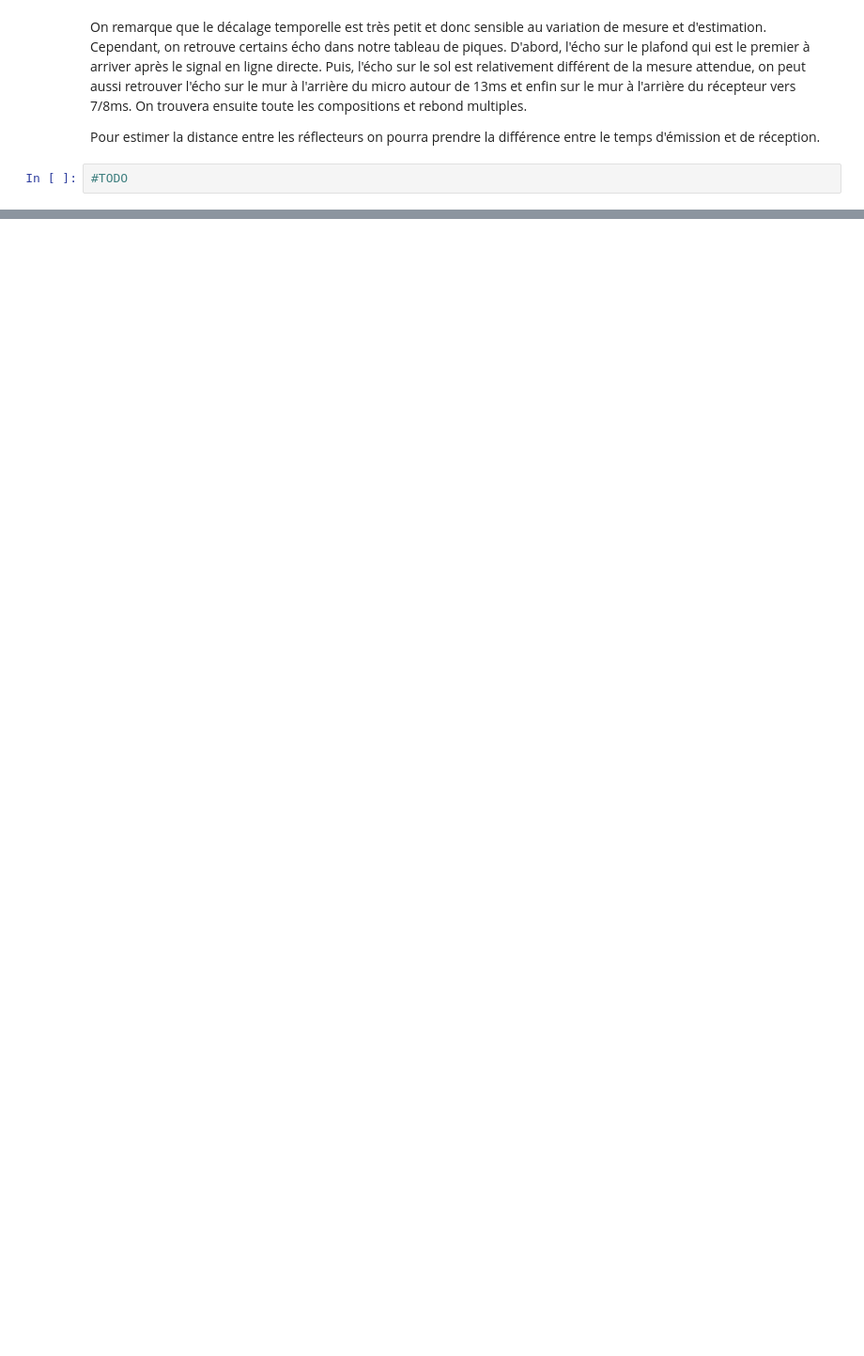
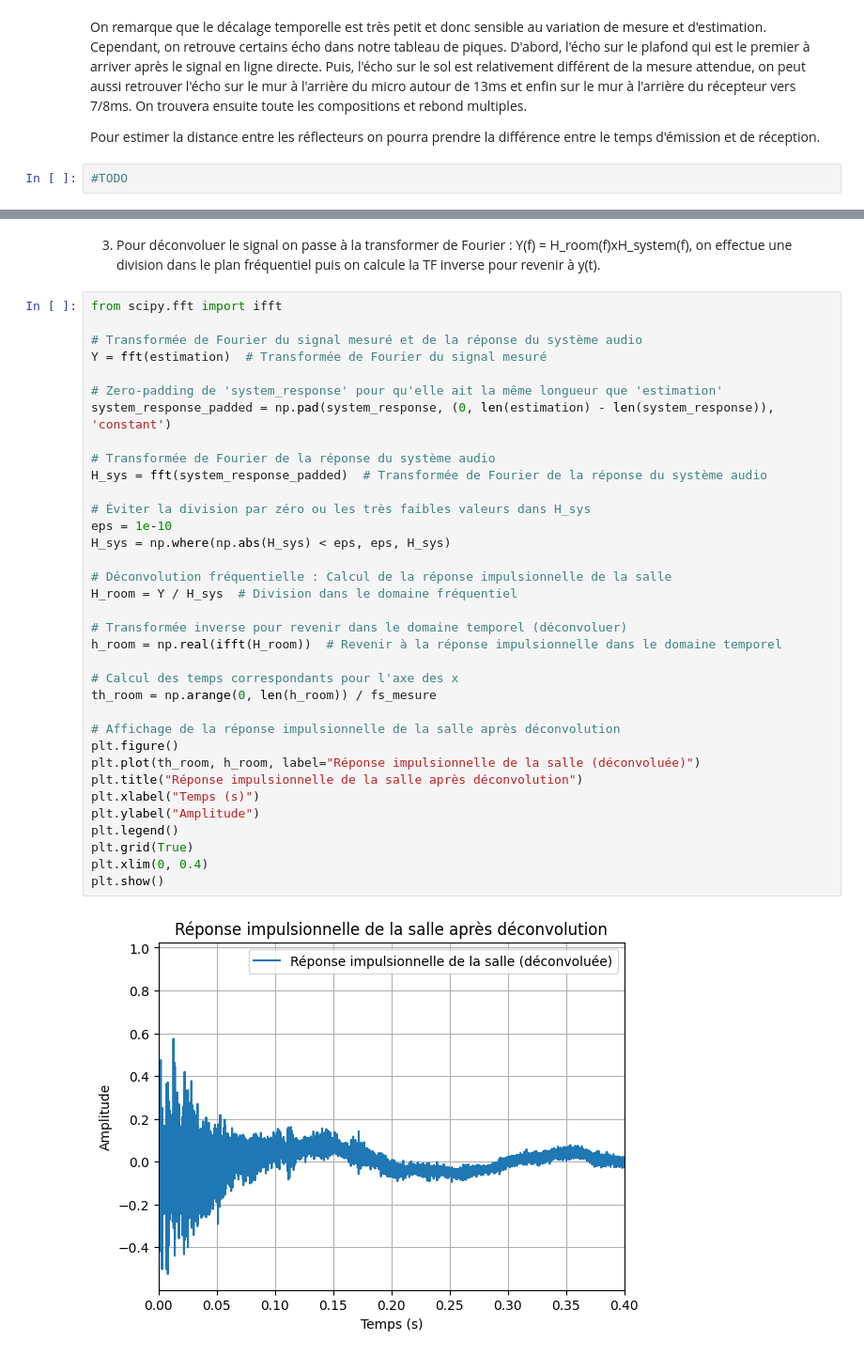
Before and after one commit to Captainfl4me/signal-processing-exp, a Jupyter notebook: Compte_rendu_TP.ipynb, the cells around one changed output, grey strips where cells are left out. Shown at 94% size. Drawn from its saved outputs; the diff is of its cells as text; blank space fills up the shorter version.

```diff
--- a/Compte_rendu_TP.ipynb
+++ b/Compte_rendu_TP.ipynb
@@ -341,0 +404,39 @@ Pour estimer la distance entre les réflecteurs on pourra prendre la différence
+# %% [markdown]
+3. Pour déconvoluer le signal on passe à la transformer de Fourier : Y(f) = H_room(f)xH_system(f), on effectue une division dans le plan fréquentiel puis on calcule la TF inverse pour revenir à y(t).
+# %%
+from scipy.fft import ifft
+
+# Transformée de Fourier du signal mesuré et de la réponse du système audio
+Y = fft(estimation)  # Transformée de Fourier du signal mesuré
+
+# Zero-padding de 'system_response' pour qu'elle ait la même longueur que 'estimation'
+system_response_padded = np.pad(system_response, (0, len(estimation) - len(system_response)), 'constant')
+
+# Transformée de Fourier de la réponse du système audio
+H_sys = fft(system_response_padded)  # Transformée de Fourier de la réponse du système audio
+
+# Éviter la division par zéro ou les très faibles valeurs dans H_sys
+eps = 1e-10
+H_sys = np.where(np.abs(H_sys) < eps, eps, H_sys)
+
+# Déconvolution fréquentielle : Calcul de la réponse impulsionnelle de la salle
+H_room = Y / H_sys  # Division dans le domaine fréquentiel
+
+# Transformée inverse pour revenir dans le domaine temporel (déconvoluer)
+h_room = np.real(ifft(H_room))  # Revenir à la réponse impulsionnelle dans le domaine temporel
+
+# Calcul des temps correspondants pour l'axe des x
+th_room = np.arange(0, len(h_room)) / fs_mesure
+
+# Affichage de la réponse impulsionnelle de la salle après déconvolution
+plt.figure()
+plt.plot(th_room, h_room, label="Réponse impulsionnelle de la salle (déconvoluée)")
+plt.title("Réponse impulsionnelle de la salle après déconvolution")
+plt.xlabel("Temps (s)")
+plt.ylabel("Amplitude")
+plt.legend()
+plt.grid(True)
+plt.xlim(0, 0.4)
+plt.show()
+# %% [output]
+[figure, added]
```
Also changed, not shown: parts of 13 cells of this notebook, 2 other files.
